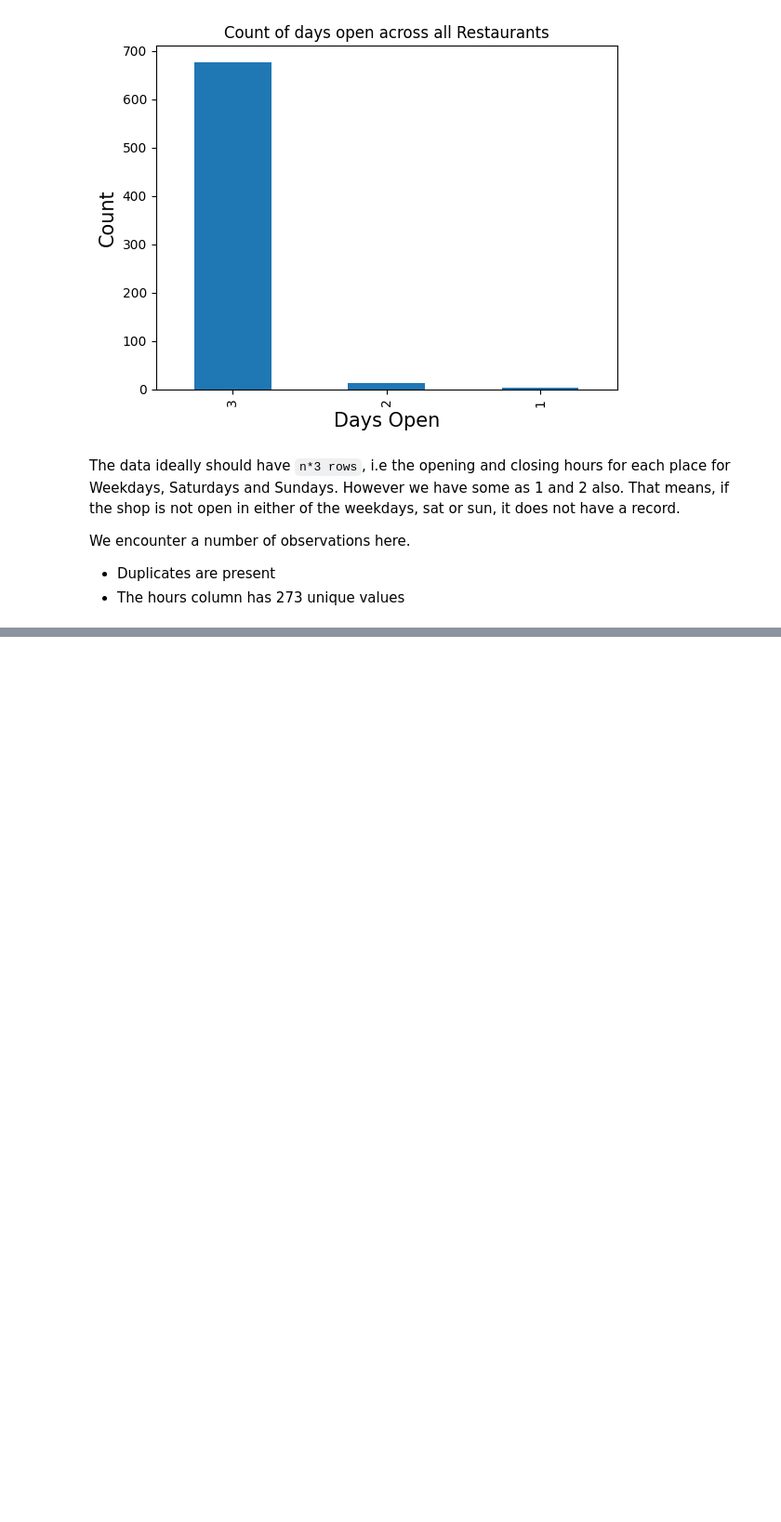
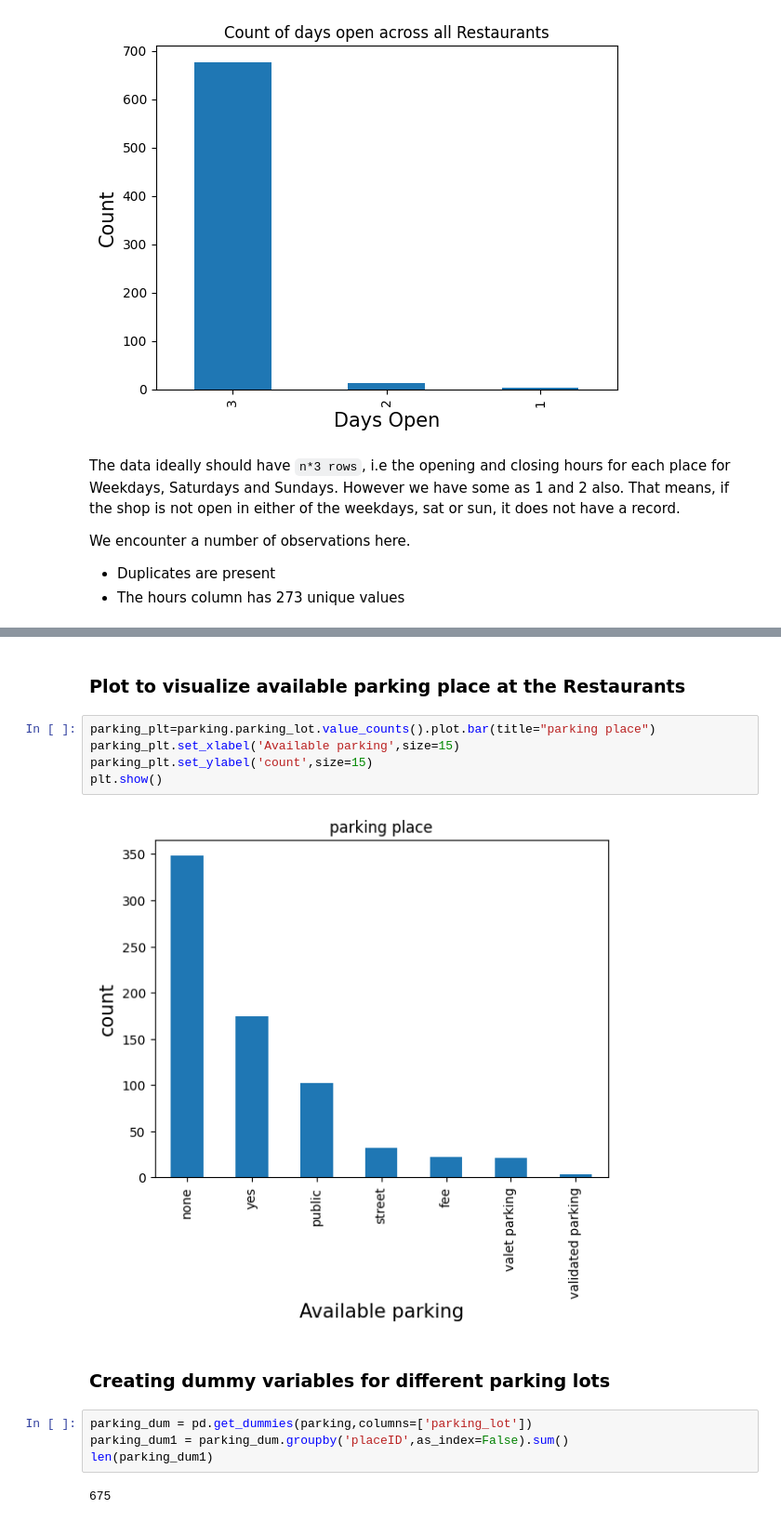
Before and after one commit to dpulivar/Restaurant_Recommendation_System_Group_3_DSML_IST5520, a Jupyter notebook: Milestone2/Restaurant_Reviews_Based_Recommendation_System_Group_3_Milestone2.ipynb, the cells around one changed output, grey strips where cells are left out. Shown at 93% size. Cells and saved outputs as stored; diff of their text form; blank space fills up the shorter version.

```diff
--- a/Milestone2/Restaurant_Reviews_Based_Recommendation_System_Group_3_Milestone2.ipynb
+++ b/Milestone2/Restaurant_Reviews_Based_Recommendation_System_Group_3_Milestone2.ipynb
@@ -526,0 +548,17 @@ We encounter a number of observations here.
+# %% [markdown]
+<h3> Plot to visualize available parking place at the Restaurants </h3>
+# %%
+parking_plt=parking.parking_lot.value_counts().plot.bar(title="parking place")
+parking_plt.set_xlabel('Available parking',size=15)
+parking_plt.set_ylabel('count',size=15)
+plt.show()
+# %% [output]
+[figure, added]
+# %% [markdown]
+<h3> Creating dummy variables for different parking lots </h3>
+# %%
+parking_dum = pd.get_dummies(parking,columns=['parking_lot'])
+parking_dum1 = parking_dum.groupby('placeID',as_index=False).sum()
+len(parking_dum1)
+# %% [output]
+675
```
Also changed, not shown: parts of 30 cells of this notebook.
